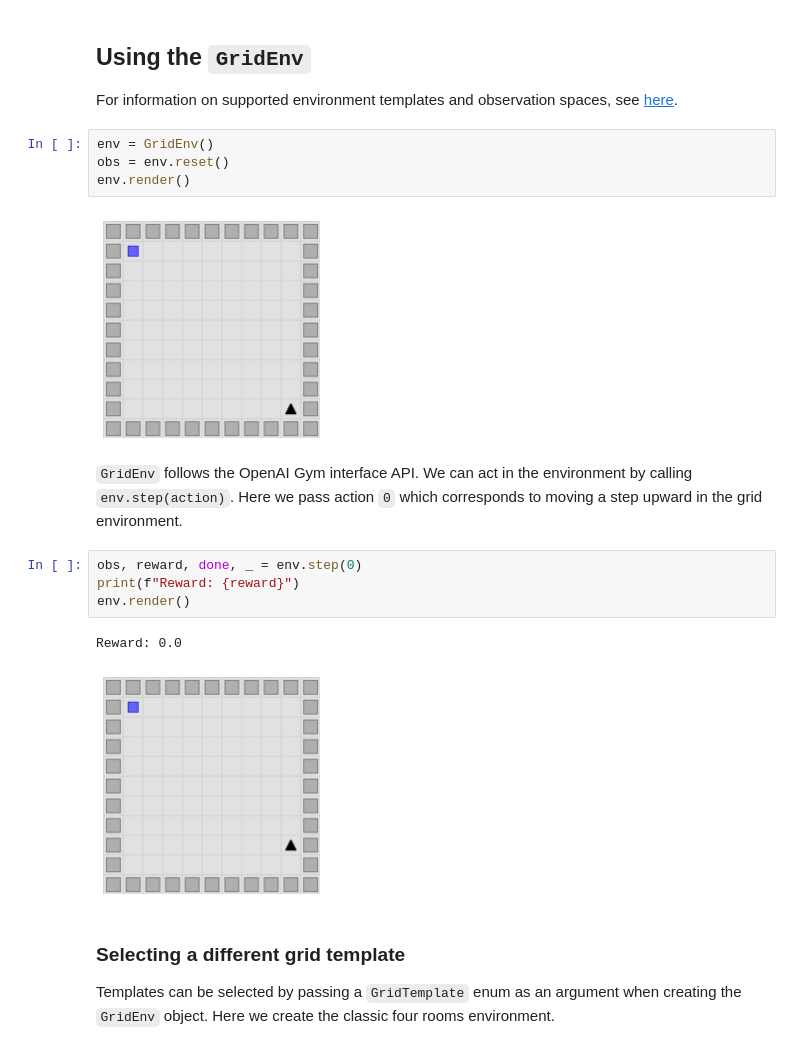
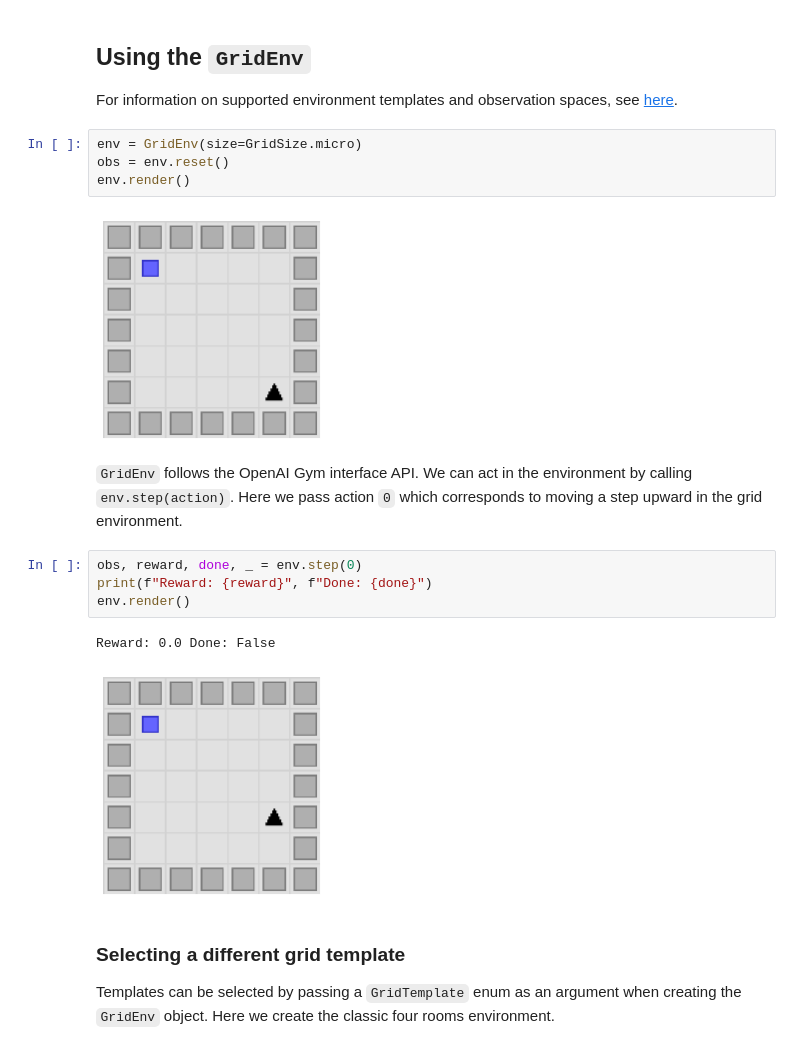
Before and after one commit to awjuliani/neuro-nav, a Jupyter notebook: notebooks/usage_tutorial.ipynb, the cells around one changed output. Drawn from its saved outputs; the diff is of its cells as text.

```diff
--- a/notebooks/usage_tutorial.ipynb
+++ b/notebooks/usage_tutorial.ipynb
@@ -21,20 +21,20 @@ import numpy as np
 
 For information on supported environment templates and observation spaces, see [here](https://github.com/awjuliani/neuro-nav/tree/main/neuronav/envs#gridenv).
 # %%
-env = GridEnv()
+env = GridEnv(size=GridSize.micro)
 obs = env.reset()
 env.render()
 # %% [output]
-[figure, old version]
+[figure, new version]
 # %% [markdown]
 `GridEnv` follows the OpenAI Gym interface API. We can act in the environment by calling `env.step(action)`. Here we pass action `0` which corresponds to moving a step upward in the grid environment.
 # %%
 obs, reward, done, _ = env.step(0)
-print(f"Reward: {reward}")
+print(f"Reward: {reward}", f"Done: {done}")
 env.render()
 # %% [output]
-Reward: 0.0
+Reward: 0.0 Done: False
-[figure, old version]
+[figure, new version]
 # %% [markdown]
 ### Selecting a different grid template
 
```
Also changed, not shown: parts of 6 cells of this notebook, 8 other files.
